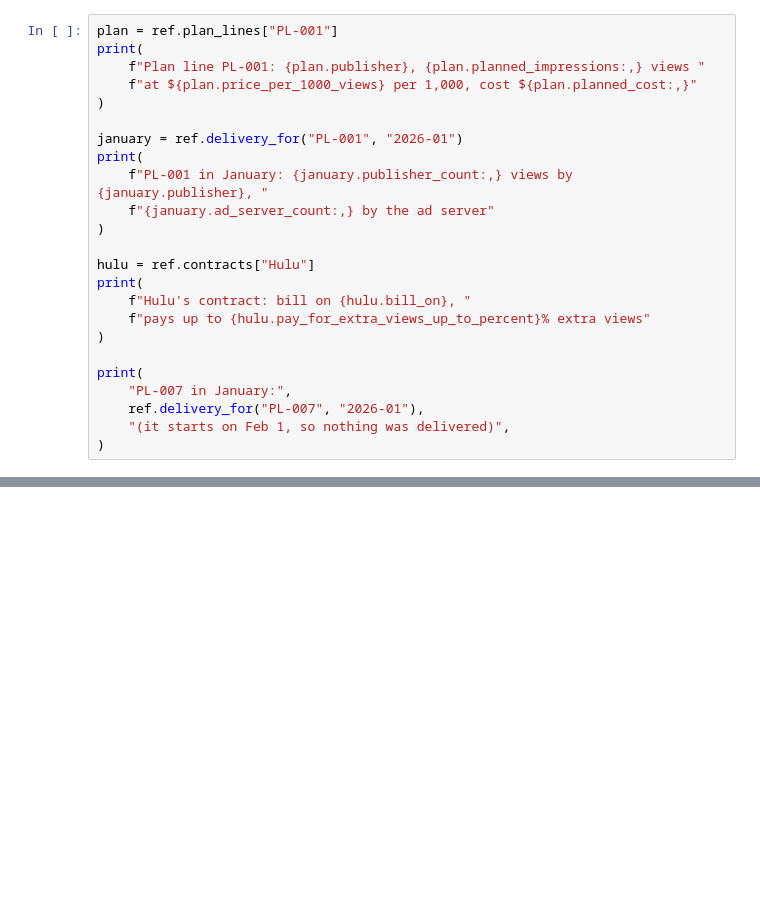
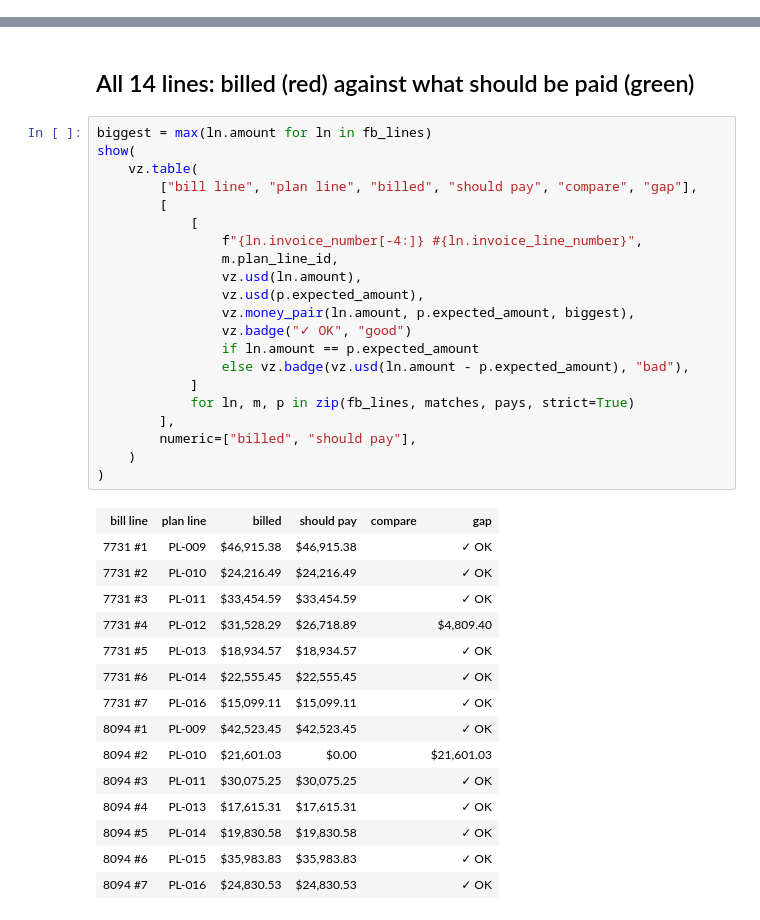
Before and after one commit to aishwaryasalvi777/media-invoice-reconciliation-agent, a Jupyter notebook: notebooks/walkthrough.ipynb, the cells around one changed output, grey strips where cells are left out. Saved outputs shown, nothing was run; the diff lists cells and outputs as text; blank space fills up the shorter version.

```diff
--- a/notebooks/walkthrough.ipynb
+++ b/notebooks/walkthrough.ipynb
@@ -474,24 +0,0 @@ Matching and the money math will ask exactly these kinds of questions.
-# %%
-plan = ref.plan_lines["PL-001"]
-print(
-    f"Plan line PL-001: {plan.publisher}, {plan.planned_impressions:,} views "
-    f"at ${plan.price_per_1000_views} per 1,000, cost ${plan.planned_cost:,}"
-)
-
-january = ref.delivery_for("PL-001", "2026-01")
-print(
-    f"PL-001 in January: {january.publisher_count:,} views by {january.publisher}, "
-    f"{january.ad_server_count:,} by the ad server"
-)
-
-hulu = ref.contracts["Hulu"]
-print(
-    f"Hulu's contract: bill on {hulu.bill_on}, "
-    f"pays up to {hulu.pay_for_extra_views_up_to_percent}% extra views"
-)
-
-print(
-    "PL-007 in January:",
-    ref.delivery_for("PL-007", "2026-01"),
-    "(it starts on Feb 1, so nothing was delivered)",
-)
@@ -675,0 +503,39 @@ print(f"{len(instagram_january)} lines, total ${total(instagram_january):,}")
+# %% [markdown]
+## All 14 lines: billed (red) against what should be paid (green)
+# %%
+biggest = max(ln.amount for ln in fb_lines)
+show(
+    vz.table(
+        ["bill line", "plan line", "billed", "should pay", "compare", "gap"],
+        [
+            [
+                f"{ln.invoice_number[-4:]} #{ln.invoice_line_number}",
+                m.plan_line_id,
+                vz.usd(ln.amount),
+                vz.usd(p.expected_amount),
+                vz.money_pair(ln.amount, p.expected_amount, biggest),
+                vz.badge("✓ OK", "good")
+                if ln.amount == p.expected_amount
+                else vz.badge(vz.usd(ln.amount - p.expected_amount), "bad"),
+            ]
+            for ln, m, p in zip(fb_lines, matches, pays, strict=True)
+        ],
+        numeric=["billed", "should pay"],
+    )
+)
+# %% [output]
+| bill line | plan line | billed | should pay | compare | gap |
+| 7731 #1 | PL-009 | $46,915.38 | $46,915.38 |  | ✓ OK |
+| 7731 #2 | PL-010 | $24,216.49 | $24,216.49 |  | ✓ OK |
+| 7731 #3 | PL-011 | $33,454.59 | $33,454.59 |  | ✓ OK |
+| 7731 #4 | PL-012 | $31,528.29 | $26,718.89 |  | $4,809.40 |
+| 7731 #5 | PL-013 | $18,934.57 | $18,934.57 |  | ✓ OK |
+| 7731 #6 | PL-014 | $22,555.45 | $22,555.45 |  | ✓ OK |
+| 7731 #7 | PL-016 | $15,099.11 | $15,099.11 |  | ✓ OK |
+| 8094 #1 | PL-009 | $42,523.45 | $42,523.45 |  | ✓ OK |
+| 8094 #2 | PL-010 | $21,601.03 | $0.00 |  | $21,601.03 |
+| 8094 #3 | PL-011 | $30,075.25 | $30,075.25 |  | ✓ OK |
+| 8094 #4 | PL-013 | $17,615.31 | $17,615.31 |  | ✓ OK |
+| 8094 #5 | PL-014 | $19,830.58 | $19,830.58 |  | ✓ OK |
+| 8094 #6 | PL-015 | $35,983.83 | $35,983.83 |  | ✓ OK |
+| 8094 #7 | PL-016 | $24,830.53 | $24,830.53 |  | ✓ OK |
```
Also changed, not shown: parts of 94 cells of this notebook, 16 other files.
